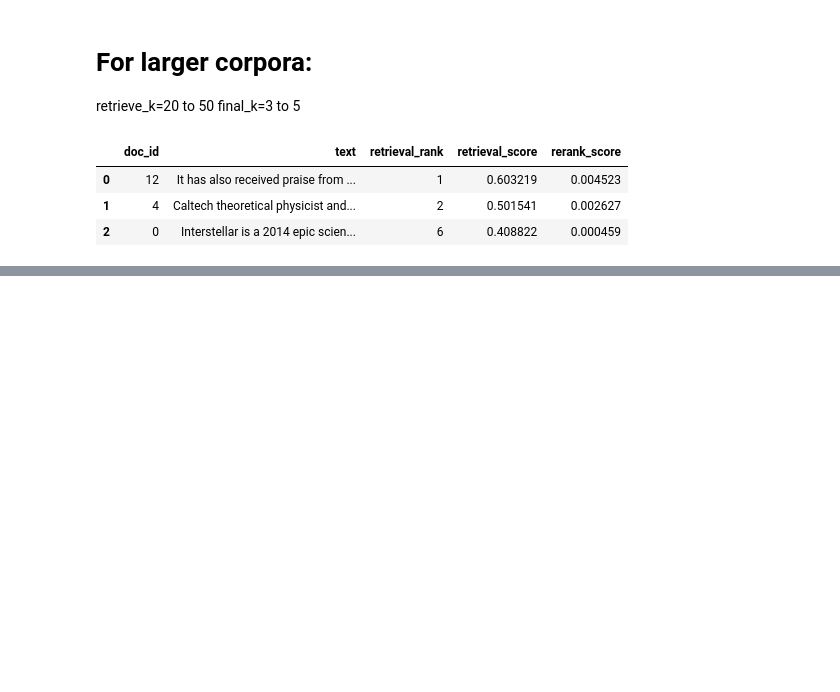
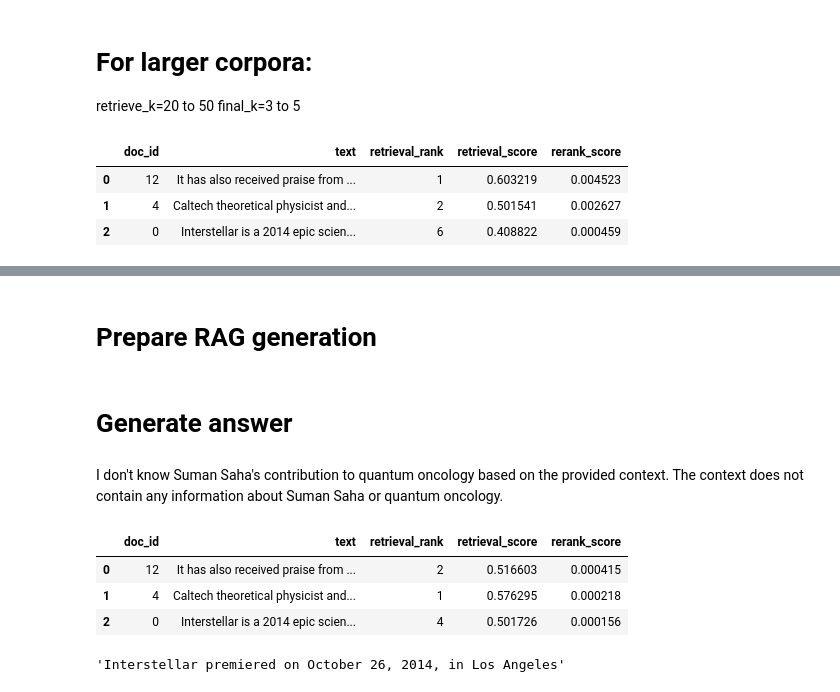
Before and after one commit to Numanur/llm-practice, a Jupyter notebook: LLM_02_RAG.ipynb, the cells around one changed output, grey strips where cells are left out. Saved outputs shown, nothing was run; the diff lists cells and outputs as text; code cells hidden in the pictures; blank space fills up the shorter version.

```diff
--- a/LLM_02_RAG.ipynb
+++ b/LLM_02_RAG.ipynb
@@ -299,0 +318,23 @@ response
+# %%
+def build_rag_prompt(query, top_docs):
+    context = build_context(top_docs)
+
+    prompt = f"""
+Use only the retrieved context below to answer the user's question.
+
+Rules:
+1. Answer only from the retrieved context.
+2. Do not add outside facts.
+3. If the answer is not in the context, say: "I don't know based on the provided context."
+4. If possible, mention which document(s) support the answer.
+
+Retrieved context:
+{context}
+
+Question: {query}
+
+Give a concise, grounded answer.
+"""
+    return prompt.strip()
+# %% [markdown]
+# **Prepare RAG generation**
@@ -300,3 +371,36 @@ response
+# %% [markdown]
+# **Generate answer**
+# %%
+query = "Tell me about Suman Saha's contribution to quantum oncology."
+
+result = rag_answer(
+    query,
+    retrieve_k=10,
+    final_k=3,
+    max_new_tokens=500,
+    return_docs=True
+)
+# %% [output]
+I don't know Suman Saha's contribution to quantum oncology based on the provided context. The context does not contain any information about Suman Saha or quantum oncology.
+# %%
+df = pd.DataFrame(result["top_docs"])[[
+    "doc_id",
+    "text",
+    "retrieval_rank",
+    "retrieval_score",
+    "rerank_score"
+]]
+# %%
+df
+# %% [output]
+|  | doc_id | text | retrieval_rank | retrieval_score | rerank_score |
+| 0 | 12 | It has also received praise from ... | 2 | 0.516603 | 0.000415 |
+| 1 | 4 | Caltech theoretical physicist and... | 1 | 0.576295 | 0.000218 |
+| 2 | 0 | Interstellar is a 2014 epic scien... | 4 | 0.501726 | 0.000156 |
+# %%
+df["text"][2]
+# %% [output]
+'Interstellar premiered on October 26, 2014, in Los Angeles'
 # %%
 import nbformat
 
```
Also changed, not shown: parts of 4 cells of this notebook.
